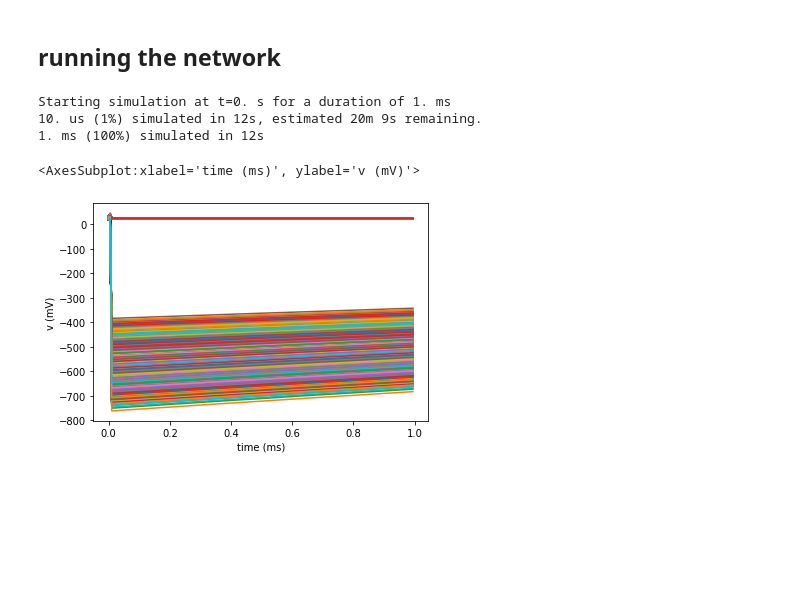
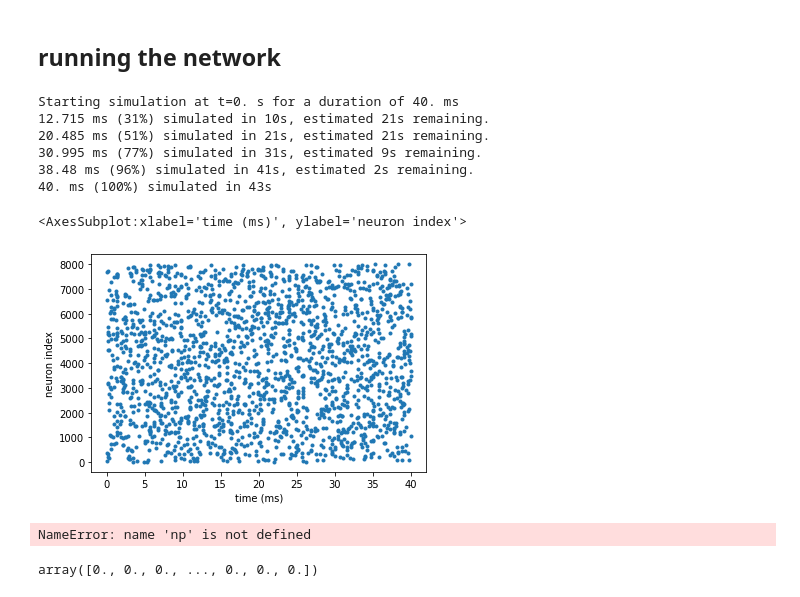
Before and after one commit to albertalbesa/inhibitory-connectivity, a Jupyter notebook: network_simulation.ipynb, the cells around one changed output. Cells and saved outputs as stored; diff of their text form; code cells hidden in the pictures; blank space fills up the shorter version.

```diff
--- a/network_simulation.ipynb
+++ b/network_simulation.ipynb
@@ -62,6 +58,7 @@ N = 40000
 v_theta = 33*mV
 v_reset = 24.75*mV
 tau_ref = 1*ms
+v_0 = -1000*mV
 
 #indices that delimit inhibitory and excitatory populations 20/80
 first_inh = 0
@@ -81,6 +78,8 @@ g_I = 1
 
 H_in = 57.8*mV
 H_ex = 77.6*mV
+tau_in = np.log((H_in - v_reset)/(H_in - v_theta))*second;
+tau_ex = np.log((H_ex - v_reset)/(H_ex - v_theta))*second;
 
 
 #clear brian scope to reset any past variables
@@ -101,8 +100,20 @@ all_neurons = NeuronGroup(N, eqs, threshold = 'v>v_theta', reset = 'v=v_reset',
 in_neurons = all_neurons[first_inh:last_inh]
 ex_neurons = all_neurons[first_exc:last_exc]
 
-in_neurons.v = '(25 + 8*rand())*mV'
-ex_neurons.v = '(20 + 13*rand())*mV'
+all_neurons.v = initial_v*mV
+
+#in_neurons.v = '(-50 + 83*rand())*mV'
+#ex_neurons.v = '(-80 + 113*rand())*mV'
+
+#in_neurons.v = 'i*v_0'
+#ex_neurons.v = 'i*v_0'
+
+#in_neurons.v = 'v_0*exp(-i*tau_in/(10000*tau)) + H_in*(1 - exp(-i*tau_in/(10000*tau)))'
+#ex_neurons.v = 'v_0*exp(-(i - 10000)*tau_ex/(30000*tau)) + H_ex*(1 - exp(-(i - 10000)*tau_ex/(30000*tau)))'
+
+#in_neurons.v = 'v_0*exp(-i*tau_in/(8000*tau)) + H_in*(1 - exp(-i*tau_in/(8000*tau)))'
+#ex_neurons.v = 'v_0*exp(-i*tau_ex/(32000*tau)) + H_ex*(1 - exp(-i*tau_ex/(32000*tau)))'
+
 
 #define external drive according to supp table 1
 in_neurons.H = H_in
@@ -135,7 +146,9 @@ S_II.w = 'g_I*exp(ii_mu + ii_std*randn())*mV'
 #define monitoring variables. these can monitor the whole population or a desired subpopulation
 
 #monitors spiking events
-M = SpikeMonitor(all_neurons)
+M_in = SpikeMonitor(in_neurons)
+M_ex = SpikeMonitor(ex_neurons)
+
 
 #monitors voltage with time
 V = StateMonitor(all_neurons, 'v', record = True)
@@ -143,11 +156,13 @@ V = StateMonitor(all_neurons, 'v', record = True)
 ## running the network
 # %%
 defaultclock.dt = 0.005*ms
-total_time = 1*ms
-
+total_time = 40*ms
 
 run(total_time, report = 'text')
 # %% [output]
-Starting simulation at t=0. s for a duration of 1. ms
-10. us (1%) simulated in 12s, estimated 20m 9s remaining.
-1. ms (100%) simulated in 12s
+Starting simulation at t=0. s for a duration of 40. ms
+12.715 ms (31%) simulated in 10s, estimated 21s remaining.
+20.485 ms (51%) simulated in 21s, estimated 21s remaining.
+30.995 ms (77%) simulated in 31s, estimated 9s remaining.
+38.48 ms (96%) simulated in 41s, estimated 2s remaining.
+40. ms (100%) simulated in 43s
@@ -154,5 +171,5 @@ Starting simulation at t=0. s for a duration of 1. ms
 # %%
-brian_plot(V)
+brian_plot(M_in)
 # %% [output]
-<AxesSubplot:xlabel='time (ms)', ylabel='v (mV)'>
+<AxesSubplot:xlabel='time (ms)', ylabel='neuron index'>
-[figure, old version]
+[figure, new version]
@@ -158,0 +185,8 @@ brian_plot(V)
+# %%
+np.random.randint(2, size=1)[0]
+# %% [output]
+NameError: name 'np' is not defined
+# %%
+initial_voltage
+# %% [output]
+array([0., 0., 0., ..., 0., 0., 0.])
```
Also changed, not shown: parts of 14 cells of this notebook, 1 other file.
